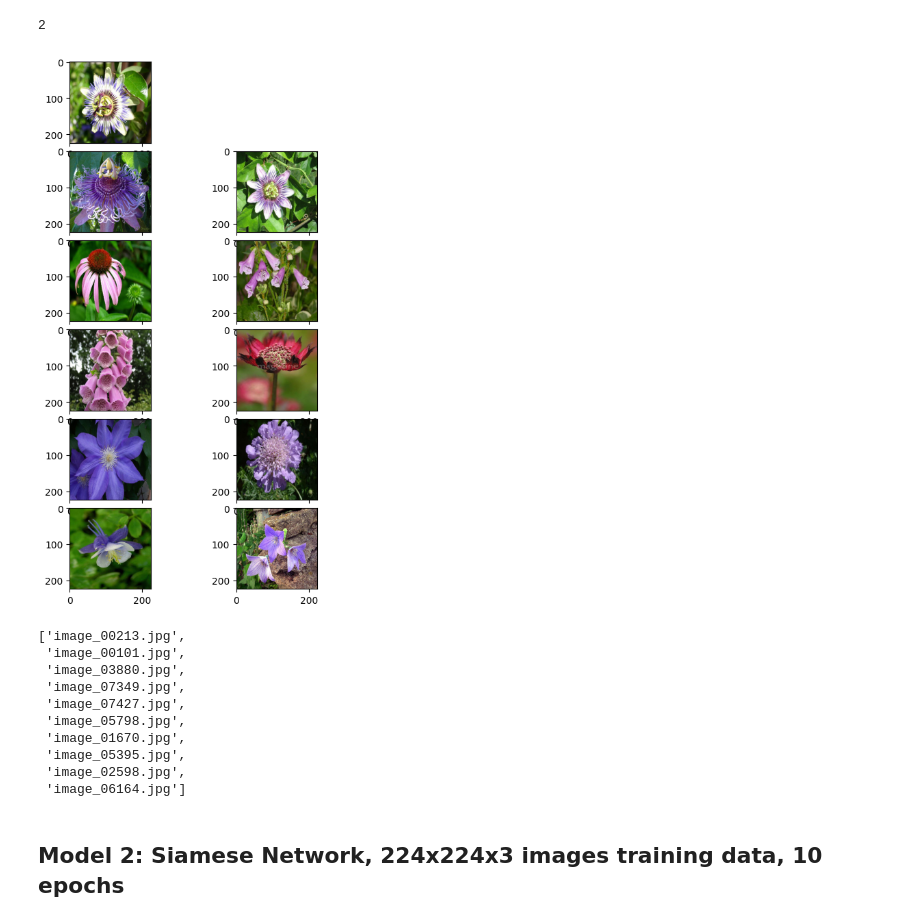
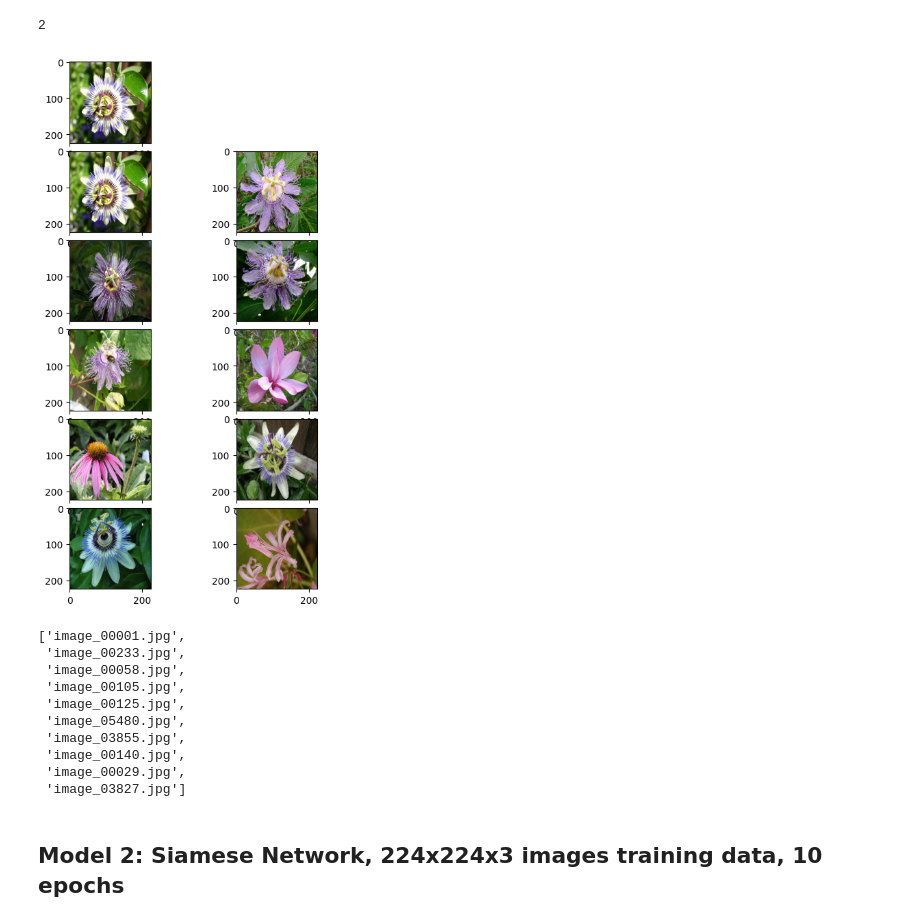
Before and after one commit to tappyness1/image_retrieval, a Jupyter notebook: final_report.ipynb, the cells around one changed output. Saved outputs shown, nothing was run; the diff lists cells and outputs as text; code cells hidden in the pictures.

```diff
--- a/final_report.ipynb
+++ b/final_report.ipynb
@@ -17,17 +41,17 @@ print (cr)
 # %%
-model_1.retrieve_similar_img(input_image = "data/jpg/image_00001.jpg")
+model_1.retrieve_similar_img(input_image = "data/jpg/image_00001.jpg", gen_visual = True)
 # %% [output]
 2
-[figure, old version]
+[figure, new version]
-['image_00213.jpg',
- 'image_00101.jpg',
- 'image_03880.jpg',
- 'image_07349.jpg',
- 'image_07427.jpg',
- 'image_05798.jpg',
- 'image_01670.jpg',
- 'image_05395.jpg',
- 'image_02598.jpg',
- 'image_06164.jpg']
+['image_00001.jpg',
+ 'image_00233.jpg',
+ 'image_00058.jpg',
+ 'image_00105.jpg',
+ 'image_00125.jpg',
+ 'image_05480.jpg',
+ 'image_03855.jpg',
+ 'image_00140.jpg',
+ 'image_00029.jpg',
+ 'image_03827.jpg']
 # %% [markdown]
 ## Model 2: Siamese Network, 224x224x3 images training data, 10 epochs
```
Also changed, not shown: parts of 17 cells of this notebook, 4 other files.
